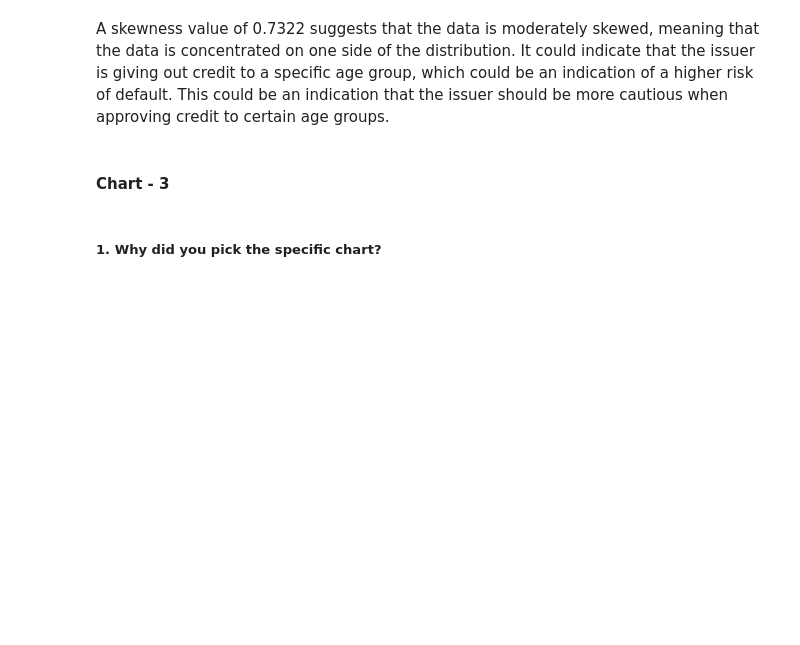
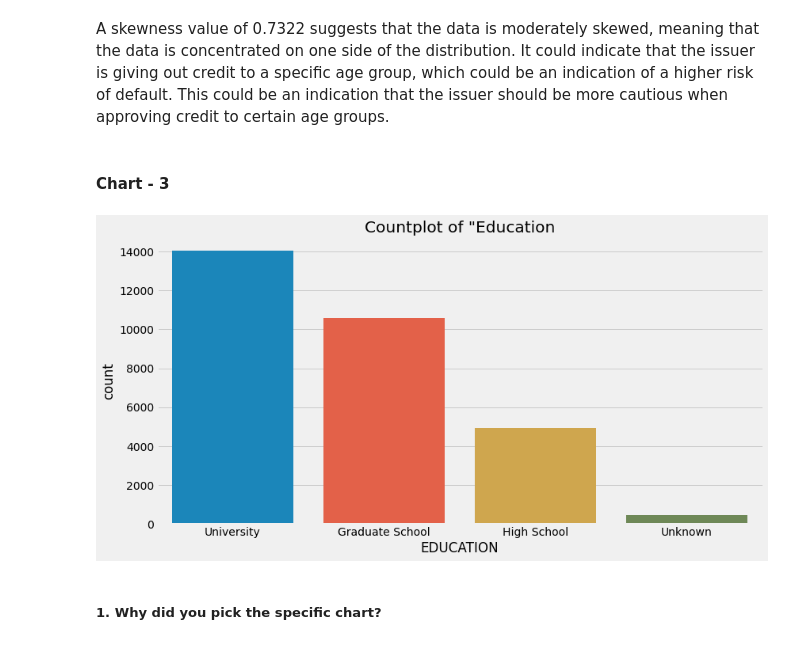
Before and after one commit to thepankaj018/Credit-Card-Default-Prediction, a Jupyter notebook: Credit_Card_Default_Prediction.ipynb, the cells around one changed output. Drawn from its saved outputs; the diff is of its cells as text; code cells hidden in the pictures; blank space fills up the shorter version.

```diff
--- a/Credit_Card_Default_Prediction.ipynb
+++ b/Credit_Card_Default_Prediction.ipynb
@@ -260,0 +265,3 @@ len(discrete_variable)
+# %%
+# Making a copy of original dataframe
+data = df.copy()
@@ -260,0 +280,3 @@ len(discrete_variable)
+# %%
+# Replacing numerical categories available in "EDUCATION" with well known categories .
+data['EDUCATION']= data['EDUCATION'].replace([[0,4,5,6],1,2,3],value = ['Unknown','Graduate School','University','High School'])
@@ -260,0 +301,3 @@ len(discrete_variable)
+# %%
+# Replacing numerical categories available in "MARRIAGE" with well known categories
+data['MARRIAGE'] = data['MARRIAGE'].replace([[0,3],1,2],['Others','Married','Single'])
@@ -261,3 +312,6 @@ len(discrete_variable)
+# %%
+# Replacing numerical categories available in "SEX" with well known categories
+data['SEX'] = data['SEX'].replace([1,2],['Male','Female'])
 # %% [markdown]
 ### What all manipulations have you done and insights you found?
 # %% [markdown]
@@ -329,3 +381,10 @@ A skewness value of 0.7322 suggests that the data is moderately skewed, meaning
+# %%
+# Chart - 3 visualization code
+sns.catplot(data = data,x = 'EDUCATION',kind = 'count',aspect = 2,height = 6)
+plt.title('Countplot of "Education')
+plt.show()
+# %% [output]
+[figure, added]
 # %% [markdown]
 ##### 1. Why did you pick the specific chart?
 # %% [markdown]
```
Also changed, not shown: parts of 20 cells of this notebook.
